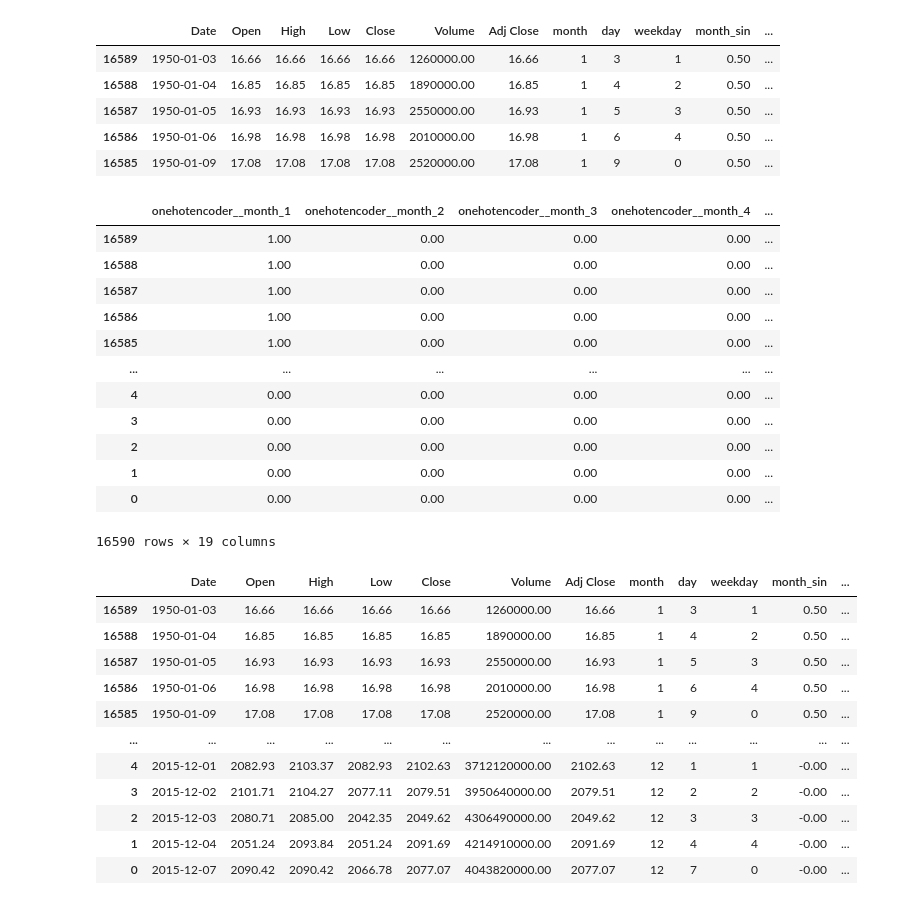
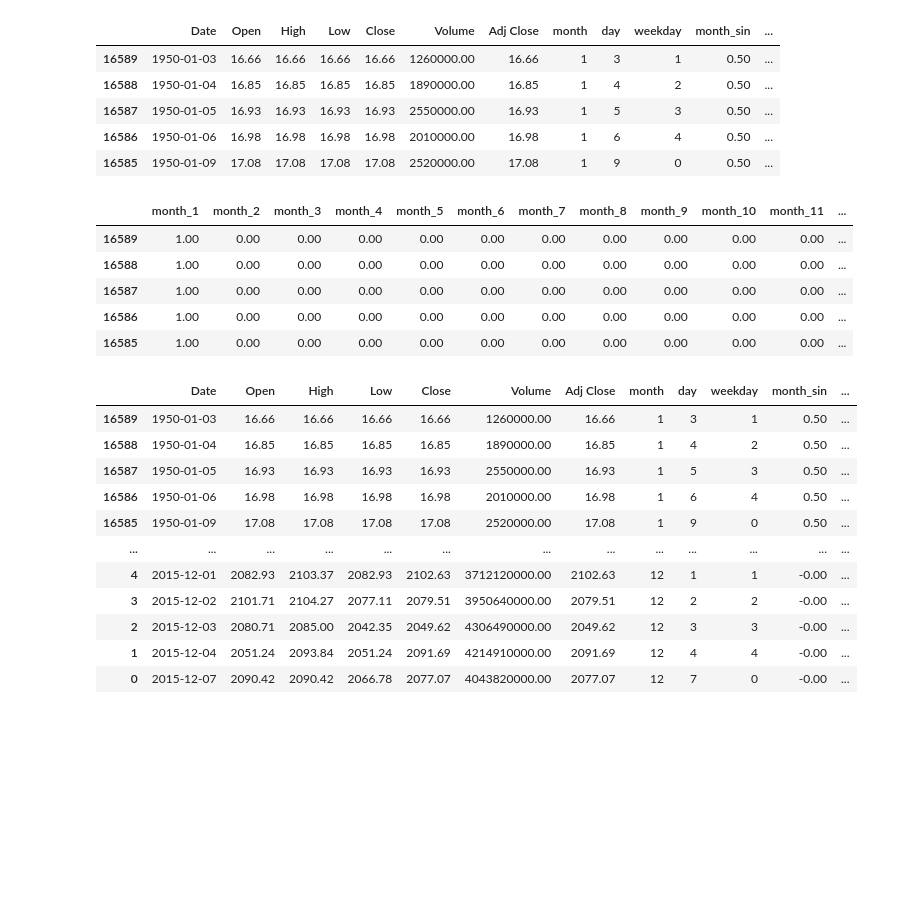
Before and after one commit to TGusciora/python-gp24, a Jupyter notebook: notebooks/001_GP24_tg_EDA_train_model.ipynb, the cells around one changed output. Saved outputs shown, nothing was run; the diff lists cells and outputs as text; code cells hidden in the pictures; blank space fills up the shorter version.

Commit message:
2023/07/21
GP24
- one hot encoder - switch to class function

```diff
--- a/notebooks/001_GP24_tg_EDA_train_model.ipynb
+++ b/notebooks/001_GP24_tg_EDA_train_model.ipynb
@@ -178,18 +184,60 @@ data2.head()
 | 16587 | 1950-01-05 | 16.93 | 16.93 | 16.93 | 16.93 | 2550000.00 | 16.93 | 1 | 5 | 3 | 0.50 | ... |
 | 16586 | 1950-01-06 | 16.98 | 16.98 | 16.98 | 16.98 | 2010000.00 | 16.98 | 1 | 6 | 4 | 0.50 | ... |
 | 16585 | 1950-01-09 | 17.08 | 17.08 | 17.08 | 17.08 | 2520000.00 | 17.08 | 1 | 9 | 0 | 0.50 | ... |
+# %%
+# MANUAL_INPUT
+# Using OneHotEncoder from sklearn to create binary variables representing months and weekdays
+
+
+class FeaturesOneHotEncoding:
+    def __init__(self, data_in, features_list):
+        self.data_in = data_in
+        self.features_list = features_list
+        self._init_params()
+        self._init_encoder()
+        self._init_transformer()
+
+    def _init_params(self):
+        self.ohe_columns = [x[0] for x in categories]
+        self.ohe_categories = [x[1] for x in categories]
+        return self
+
+    def _init_encoder(self):
+        self.enc = OneHotEncoder(sparse_output=False, categories=self.ohe_categories)
+        return self.enc
+
+    def _init_transformer(self):
+        self.transformer =  make_column_transformer((self.enc, self.ohe_columns))
+        self.transformer.fit_transform(self.data_in)
+        return self.transformer
+
+    def transform(self, data_to_transform):
+        self.data_to_transform = data_to_transform
+        self.data_transformed = pd.DataFrame(
+            self.transformer.transform(self.data_to_transform ),
+            columns=self.transformer.get_feature_names_out(),
+            index=data2.index
+            )
+
+        # strip suffix
+        self.data_transformed.columns = self.data_transformed.columns.str.removeprefix("onehotencoder__")
+        return self.data_transformed
+# %%
+kozidrak = FeaturesOneHotEncoding(data_in = data2, features_list = categories).transform(data2)
+kozidrak.head()
+# %% [output]
+|  | month_1 | month_2 | month_3 | month_4 | month_5 | month_6 | month_7 | month_8 | month_9 | month_10 | month_11 | ... |
+| 16589 | 1.00 | 0.00 | 0.00 | 0.00 | 0.00 | 0.00 | 0.00 | 0.00 | 0.00 | 0.00 | 0.00 | ... |
+| 16588 | 1.00 | 0.00 | 0.00 | 0.00 | 0.00 | 0.00 | 0.00 | 0.00 | 0.00 | 0.00 | 0.00 | ... |
+| 16587 | 1.00 | 0.00 | 0.00 | 0.00 | 0.00 | 0.00 | 0.00 | 0.00 | 0.00 | 0.00 | 0.00 | ... |
+| 16586 | 1.00 | 0.00 | 0.00 | 0.00 | 0.00 | 0.00 | 0.00 | 0.00 | 0.00 | 0.00 | 0.00 | ... |
+| 16585 | 1.00 | 0.00 | 0.00 | 0.00 | 0.00 | 0.00 | 0.00 | 0.00 | 0.00 | 0.00 | 0.00 | ... |
 # %%
-# MANUAL_INPUT
-# Using OneHotEncoder from sklearn to create binary variables representing months and weekdays
 
-# https://towardsdatascience.com/one-hot-encoding-scikit-vs-pandas-2133775567b8
-# https://towardsdatascience.com/using-columntransformer-to-combine-data-processing-steps-af383f7d5260
 
 # Passing explicitely list of categories and values
 # For month and weekday it is ok, as we have limited set of values
 # For production environment this would be best as a DQ part - expected values vs observed values
-categories = [('month',[1,2,3,4,5,6,7,8,9,10,11,12]),
-              ('weekday',[0,1,2,3,4,5,6])]
 
 
 ohe_columns = [x[0] for x in categories]
@@ -218,20 +266,6 @@ ohe_data = pd.DataFrame(
             )
 
 # print(ohe_data.head())
-# %% [output]
-|  | onehotencoder__month_1 | onehotencoder__month_2 | onehotencoder__month_3 | onehotencoder__month_4 | ... |
-| 16589 | 1.00 | 0.00 | 0.00 | 0.00 | ... |
-| 16588 | 1.00 | 0.00 | 0.00 | 0.00 | ... |
-| 16587 | 1.00 | 0.00 | 0.00 | 0.00 | ... |
-| 16586 | 1.00 | 0.00 | 0.00 | 0.00 | ... |
-| 16585 | 1.00 | 0.00 | 0.00 | 0.00 | ... |
-| ... | ... | ... | ... | ... | ... |
-| 4 | 0.00 | 0.00 | 0.00 | 0.00 | ... |
-| 3 | 0.00 | 0.00 | 0.00 | 0.00 | ... |
-| 2 | 0.00 | 0.00 | 0.00 | 0.00 | ... |
-| 1 | 0.00 | 0.00 | 0.00 | 0.00 | ... |
-| 0 | 0.00 | 0.00 | 0.00 | 0.00 | ... |
-16590 rows × 19 columns
 # %%
 data2
 # %% [output]
```
Also changed, not shown: parts of 5 cells of this notebook, 1 other file.
